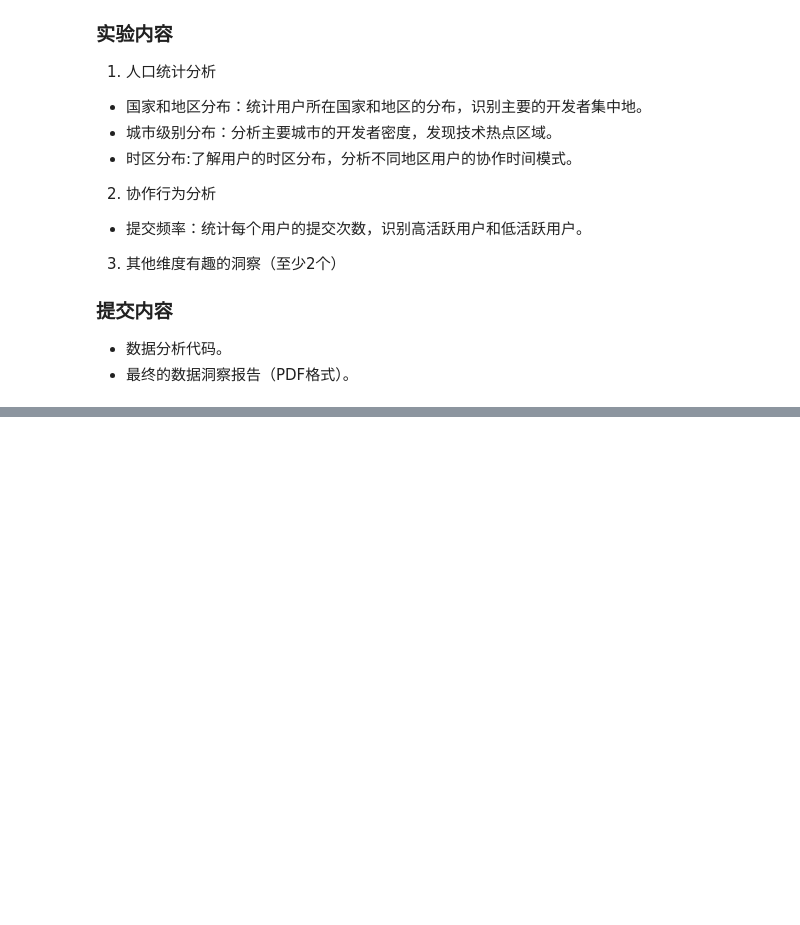
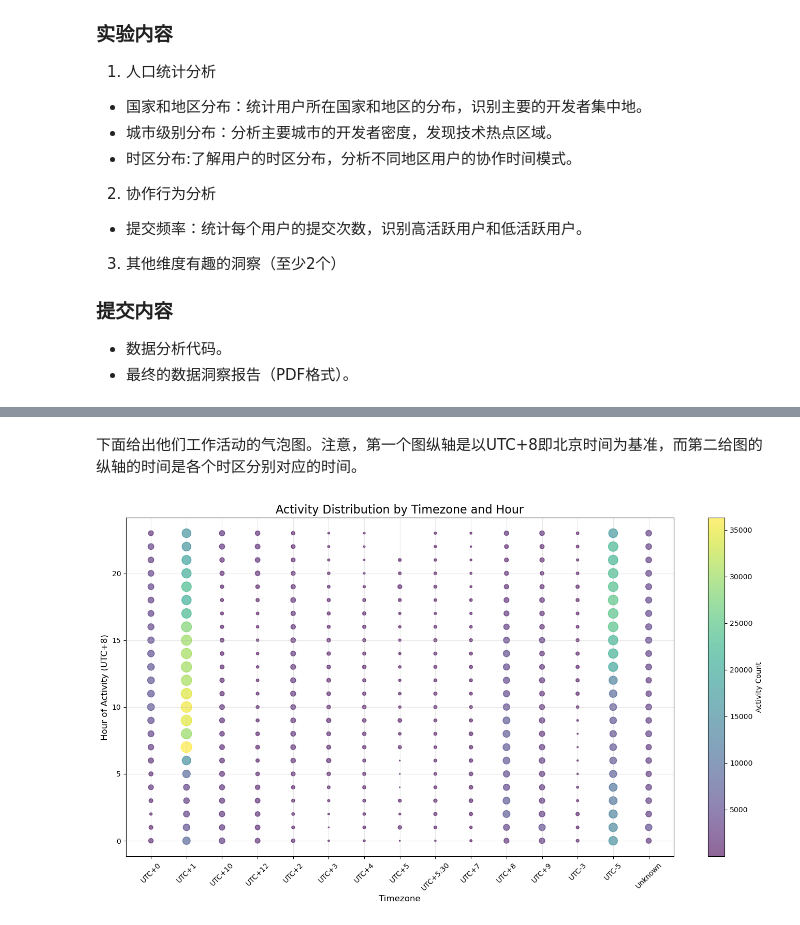
Before and after one commit to zzsyppt/Introduction-to-Data-Science-and-Engineering, a Jupyter notebook: HW12.ipynb, the cells around one changed output, grey strips where cells are left out. Cells and saved outputs as stored; diff of their text form; code cells hidden in the pictures; blank space fills up the shorter version.

```diff
--- a/HW12.ipynb
+++ b/HW12.ipynb
@@ -20,0 +324,37 @@
+# %% [markdown]
+下面给出他们工作活动的气泡图。注意，第一个图纵轴是以UTC+8即北京时间为基准，而第二给图的纵轴的时间是各个时区分别对应的时间。
+# %%
+import numpy as np
+
+# 提取活动时间的小时部分
+df['event_hour'] = pd.to_datetime(df['event_time']).dt.hour
+
+# 按时区和小时统计活动数量
+activity_counts = df.groupby(['timezone', 'event_hour']).size().reset_index(name='Activity Count')
+
+# 绘制气泡图
+plt.figure(figsize=(14, 8))
+scatter = plt.scatter(
+    x=activity_counts['timezone'],
+    y=activity_counts['event_hour'],
+    s=np.sqrt(activity_counts['Activity Count']) * 1.2,  # 点的大小，数量越多点越大，用平方根来控制大小
+    alpha=0.6,
+    c=activity_counts['Activity Count'],  # 使用活动数量作为颜色的渐变值
+    cmap='viridis'  # 颜色映射方案
+)
+
+# 添加颜色条以表示活动数量
+plt.colorbar(scatter, label='Activity Count')
+
+# 图表美化
+plt.title("Activity Distribution by Timezone and Hour", fontsize=16)
+plt.xlabel("Timezone", fontsize=12)
+plt.ylabel("Hour of Activity (UTC+8)", fontsize=12)
+plt.xticks(rotation=45)
+plt.grid(alpha=0.3)
+plt.tight_layout()
+
+# 展示气泡图
+plt.show()
+# %% [output]
+[figure, added]
```
Also changed, not shown: parts of 28 cells of this notebook, 5 other files.
